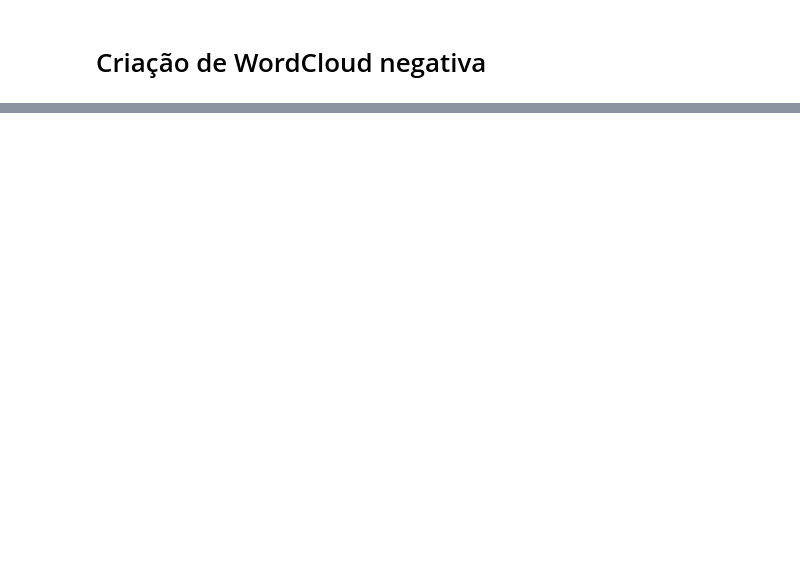
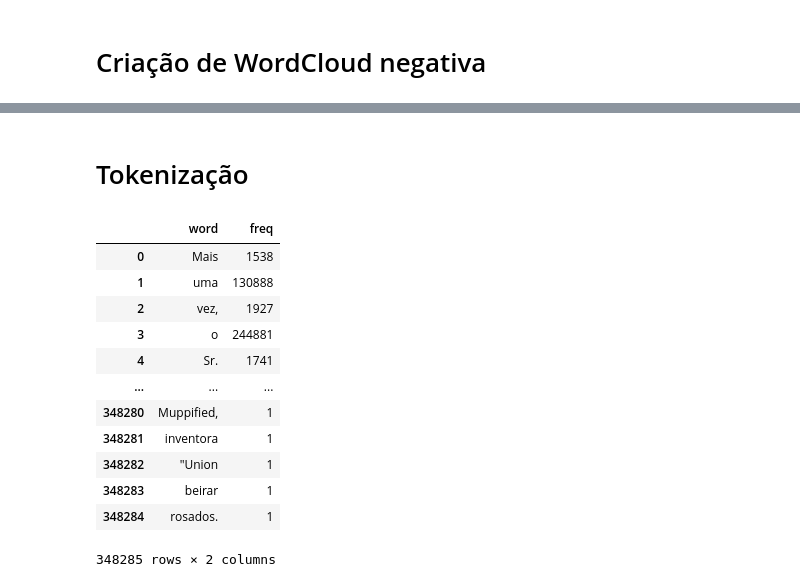
Before and after one commit to xpcosmos/nlp-tecnicas, a Jupyter notebook: model.ipynb, the cells around one changed output, grey strips where cells are left out. Drawn from its saved outputs; the diff is of its cells as text; code cells hidden in the pictures; blank space fills up the shorter version.

```diff
--- a/model.ipynb
+++ b/model.ipynb
@@ -192,0 +206,2 @@ plt.show()
+# %% [markdown]
+# Tokenização
@@ -192,0 +210,21 @@ plt.show()
+# %%
+token = tokenize.WhitespaceTokenizer()
+tokenized_words = token.tokenize(all_words)
+freq = nltk.FreqDist(tokenized_words)
+df_freq = pd.DataFrame({'word':freq.keys(),
+                        'freq':freq.values()})
+df_freq
+# %% [output]
+|  | word | freq |
+| 0 | Mais | 1538 |
+| 1 | uma | 130888 |
+| 2 | vez, | 1927 |
+| 3 | o | 244881 |
+| 4 | Sr. | 1741 |
+| ... | ... | ... |
+| 348280 | Muppified, | 1 |
+| 348281 | inventora | 1 |
+| 348282 | "Union | 1 |
+| 348283 | beirar | 1 |
+| 348284 | rosados. | 1 |
+348285 rows × 2 columns
```
Also changed, not shown: parts of 16 cells of this notebook.
